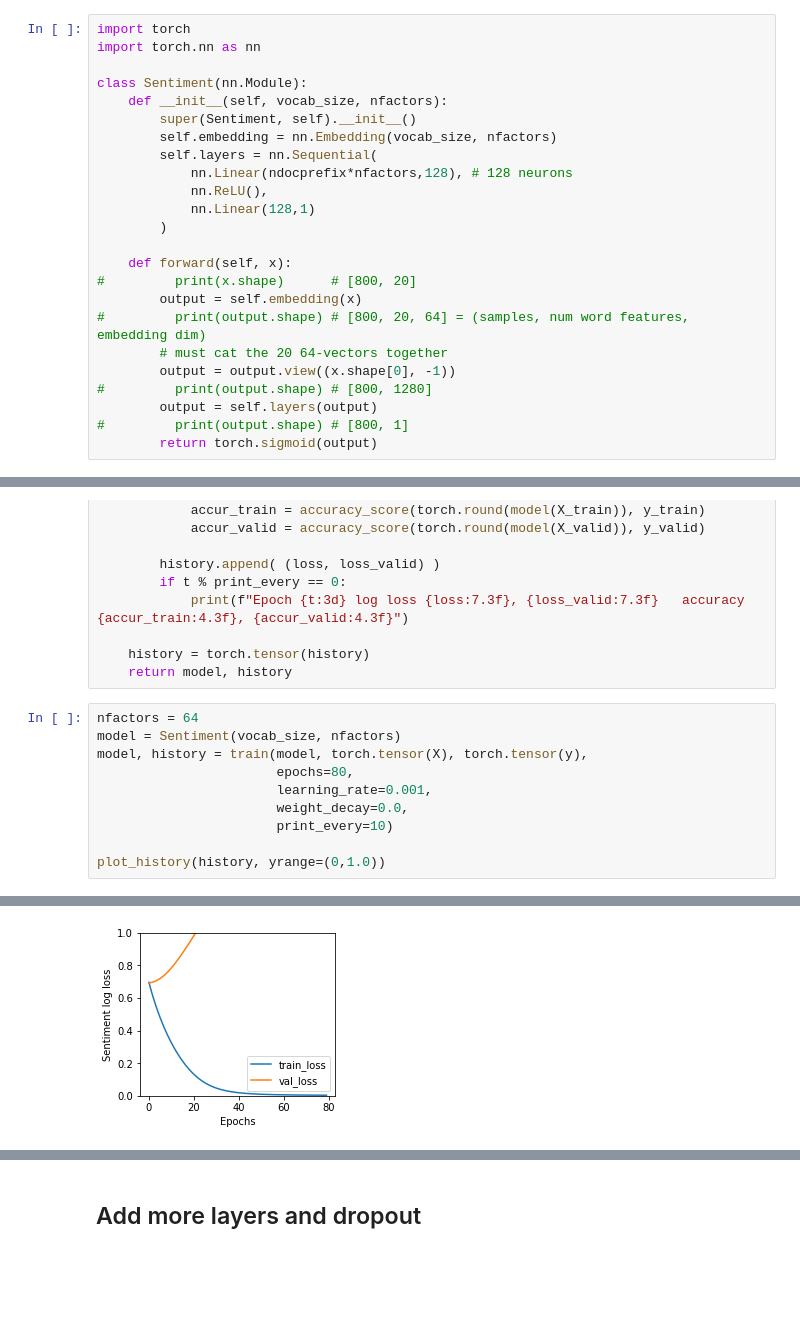
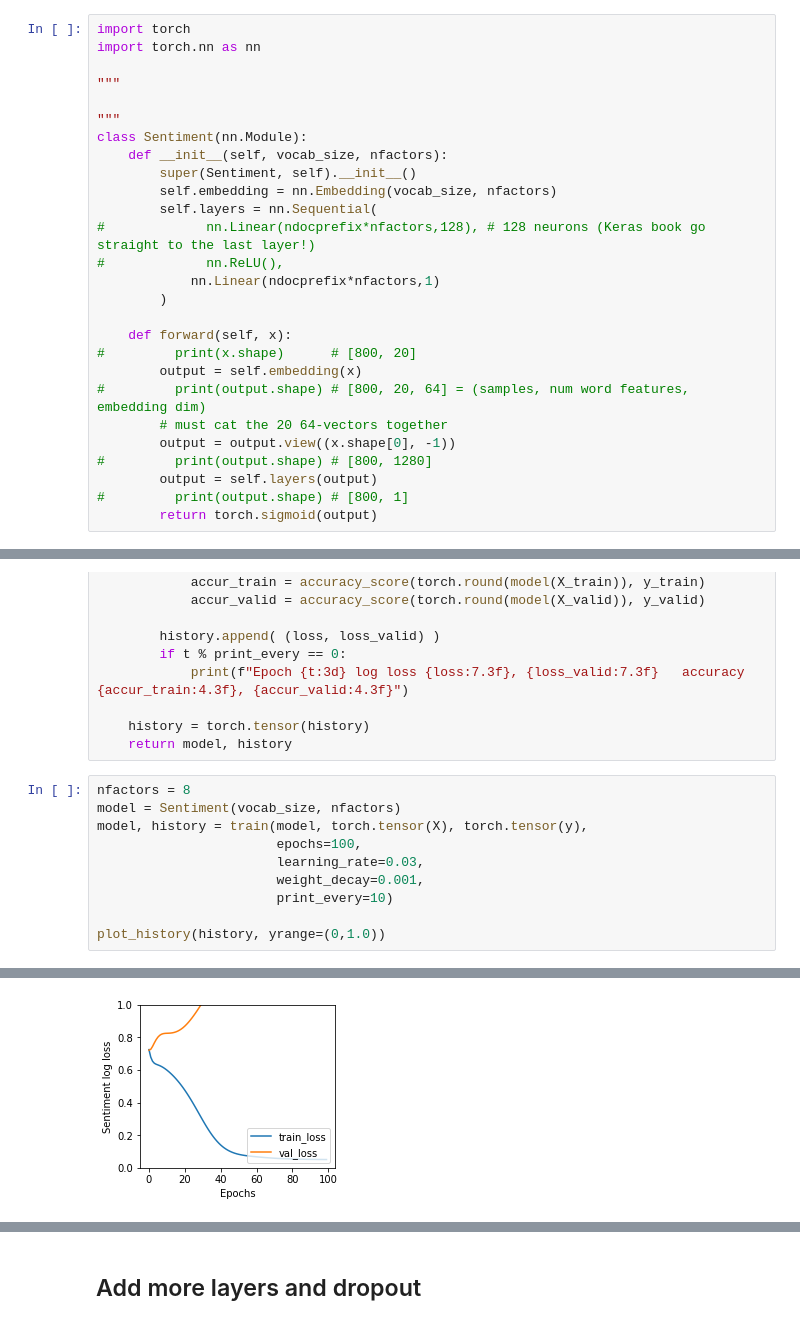
Before and after one commit to parrt/playdl, a Jupyter notebook: notebooks/imdb-sentiment-pytorch.ipynb, the cells around one changed output, grey strips where cells are left out. Saved outputs shown, nothing was run; the diff lists cells and outputs as text; blank space fills up the shorter version.

```diff
--- a/notebooks/imdb-sentiment-pytorch.ipynb
+++ b/notebooks/imdb-sentiment-pytorch.ipynb
@@ -168,14 +173,17 @@ X.shape, y.shape
 import torch
 import torch.nn as nn
 
+"""
+
+"""
 class Sentiment(nn.Module):
     def __init__(self, vocab_size, nfactors):
         super(Sentiment, self).__init__()
         self.embedding = nn.Embedding(vocab_size, nfactors)
         self.layers = nn.Sequential(
-            nn.Linear(ndocprefix*nfactors,128), # 128 neurons
-            nn.ReLU(),
-            nn.Linear(128,1)
+#             nn.Linear(ndocprefix*nfactors,128), # 128 neurons (Keras book go straight to the last layer!)
+#             nn.ReLU(),
+            nn.Linear(ndocprefix*nfactors,1)
         )
 
     def forward(self, x):
@@ -219,12 +227,12 @@ def train(model, X, y, epochs=350, test_size=0.20, learning_rate = 0.002, weight
     history = torch.tensor(history)
     return model, history
 # %%
-nfactors = 64
+nfactors = 8
 model = Sentiment(vocab_size, nfactors)
 model, history = train(model, torch.tensor(X), torch.tensor(y),
-                       epochs=80,
-                       learning_rate=0.001,
-                       weight_decay=0.0,
+                       epochs=100,
+                       learning_rate=0.03,
+                       weight_decay=0.001,
                        print_every=10)
 
 plot_history(history, yrange=(0,1.0))
@@ -241 +251 @@ Epoch  70 log loss   0.004,   1.731   accuracy 1.000, 0.465
-[figure, old version]
+[figure, new version]
```
Also changed, not shown: parts of 8 cells of this notebook.
